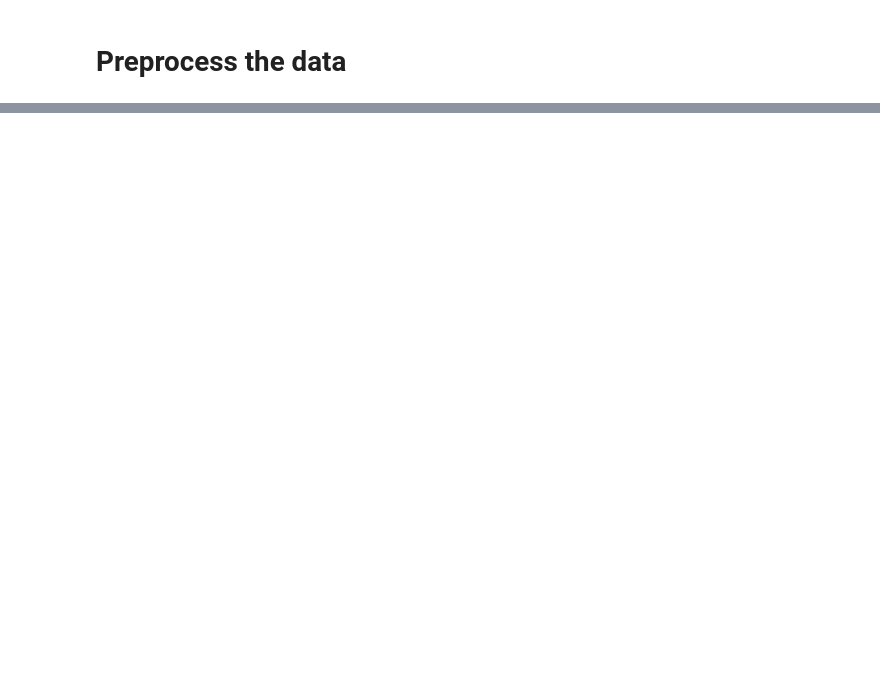
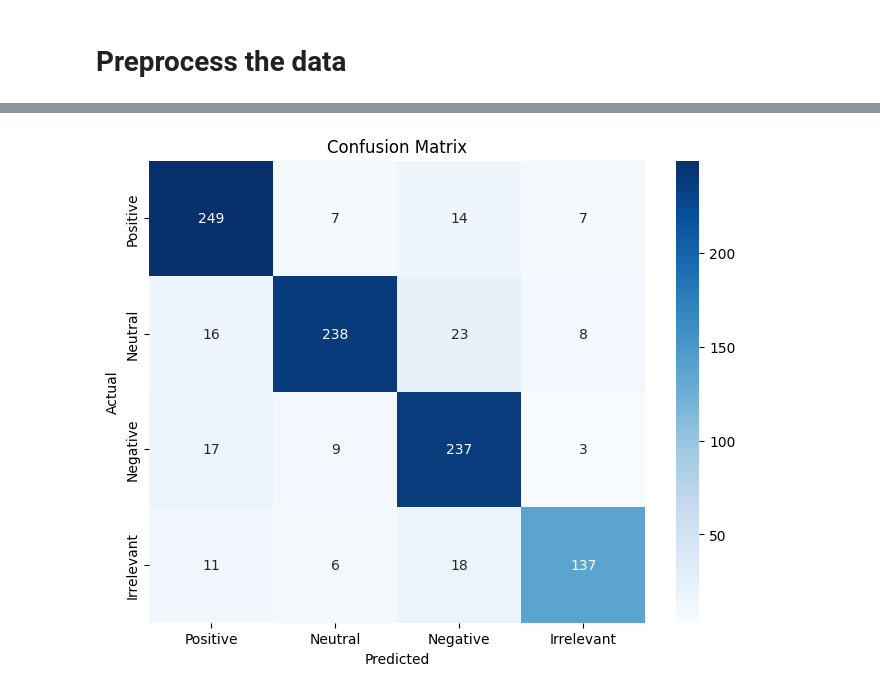
Before and after one commit to hasnainyaqub/Projects, a Jupyter notebook: 14_Twitter_sentiment_analysis/twitter_sentiment_analysis.ipynb, the cells around one changed output, grey strips where cells are left out. Drawn from its saved outputs; the diff is of its cells as text; code cells hidden in the pictures; blank space fills up the shorter version.

```diff
--- a/14_Twitter_sentiment_analysis/twitter_sentiment_analysis.ipynb
+++ b/14_Twitter_sentiment_analysis/twitter_sentiment_analysis.ipynb
@@ -278,0 +371,25 @@ df.to_csv('data/clean_df.csv')
+# %%
+# Mapping labels
+map_dict={val:idx for idx,val in enumerate(df['Sentiment'].unique())}
+# %%
+# split data into train and val
+X_train = df['clean_text'].values
+y_train = df['Sentiment'].map(map_dict)
+
+X_val = dfv['clean_text'].values
+y_val = dfv['Sentiment'].map(map_dict)
+# %%
+# Vectorize text using tf-idf
+from sklearn.feature_extraction.text import TfidfVectorizer
+
+vectorizer = TfidfVectorizer(ngram_range=(1, 2), max_features=10000)
+X_train_vec = vectorizer.fit_transform(X_train)
+X_val_vec = vectorizer.transform(X_val)
+# %%
+# Build a simple Logistic Regression model
+from sklearn.linear_model import LogisticRegression
+from sklearn.metrics import classification_report, confusion_matrix
+model = LogisticRegression(max_iter=1000)
+model.fit(X_train_vec, y_train)
+y_pred = model.predict(X_val_vec)
+print(classification_report(y_val, y_pred))
@@ -278,0 +407,10 @@ df.to_csv('data/clean_df.csv')
+# %%
+cm = confusion_matrix(y_val, y_pred)
+plt.figure(figsize=(8,6))
+sns.heatmap(cm, annot=True, fmt='d', cmap='Blues', xticklabels=map_dict.keys(), yticklabels=map_dict.keys())
+plt.xlabel('Predicted')
+plt.ylabel('Actual')
+plt.title('Confusion Matrix')
+plt.show()
+# %% [output]
+[figure, added]
```
Also changed, not shown: parts of 14 cells of this notebook, 27 other files.
